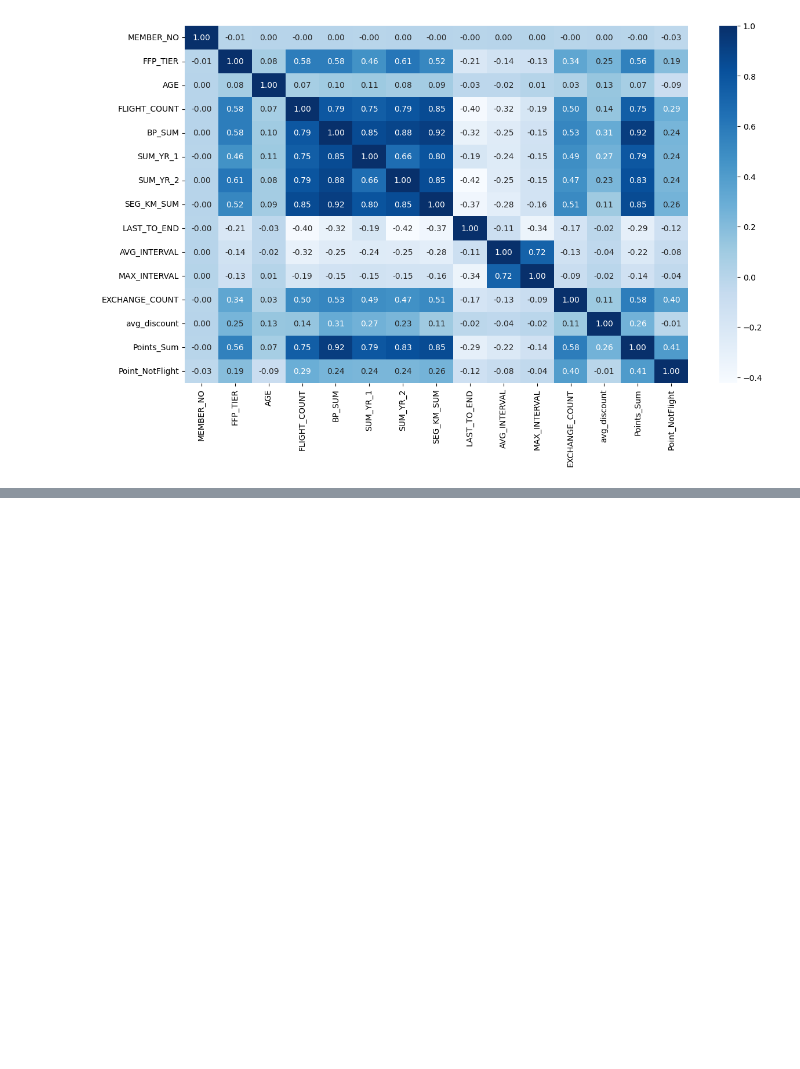
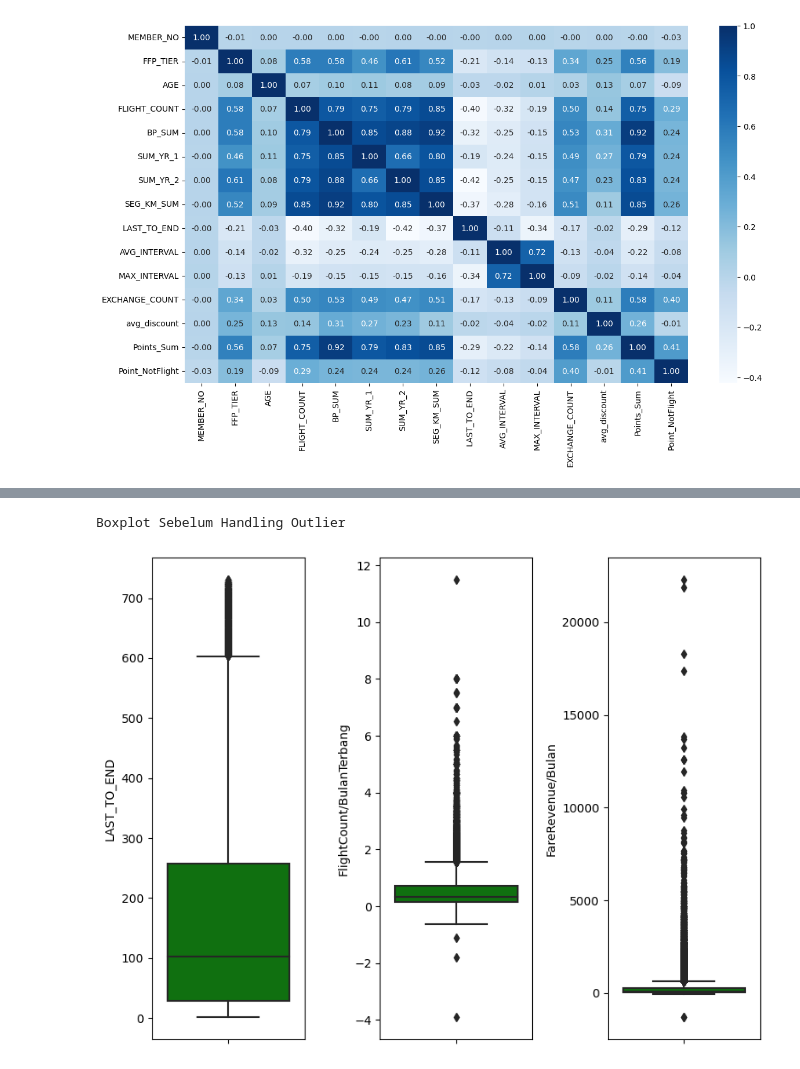
Before and after one commit to JodhiKrisantus/Machine-Learning, a Jupyter notebook: HW_Unsupervised_Learning_Kelompok_Pandas_Lovers.ipynb, the cells around one changed output, grey strips where cells are left out. Saved outputs shown, nothing was run; the diff lists cells and outputs as text; code cells hidden in the pictures; blank space fills up the shorter version.

```diff
--- a/HW_Unsupervised_Learning_Kelompok_Pandas_Lovers.ipynb
+++ b/HW_Unsupervised_Learning_Kelompok_Pandas_Lovers.ipynb
@@ -265,4 +320,0 @@ df[['FIRST_FLIGHT_DATE','LAST_FLIGHT_DATE','TahunTerbang','FLIGHT_COUNT','Flight
-# %%
-features = ['LAST_TO_END', 'FLIGHT_COUNT']
-dt = df[['MEMBER_NO', 'LAST_TO_END', 'FLIGHT_COUNT', 'SEG_KM_SUM']]
-dt
@@ -290 +327,4 @@ SEG_KM_SUM      0
 dtype: int64
+# %%
+dt = dt.dropna(subset='FareRevenue/Bulan')
+print(dt.isna().sum())
@@ -314,6 +349,0 @@ Boxplot Sebelum Handling Outlier
-# %%
-for col in cols:
-    high_cut = dt[col].quantile(q=0.99)
-    low_cut = dt[col].quantile(q=0.01)
-    dt.loc[dt[col]>high_cut,col] = high_cut
-    dt.loc[dt[col]<low_cut,col] = low_cut
@@ -425,12 +349,0 @@ df_std.head()
-# %%
-from sklearn.cluster import KMeans
-inertia = []
-
-for i in range(2,11):
-    k_m= KMeans(n_clusters=i, random_state=142)
-    k_m.fit(df_std)
-    inertia.append(k_m.inertia_)
-plt.figure(figsize=(20,10))
-
-sns.lineplot(x=range(2, 11), y=inertia, color='#000087', linewidth=4)
-sns.scatterplot(x=range(2, 11), y=inertia, s=300, color='Red', linestyle='--')
@@ -461,0 +353,15 @@ pcs = pca.transform(df_std)
+# %%
+# Boxplot sebelum handling outliers
+features2 = ['LAST_TO_END', 'FlightCount/BulanTerbang','FareRevenue/Bulan']
+
+cols = features2
+
+print('Boxplot Sebelum Handling Outlier')
+plt.figure(figsize=(8,6))
+for i in range(0, len(cols)):
+    plt.subplot(1,len(cols), i+1)
+    sns.boxplot(y=dt[cols[i]],color='green', orient='V')
+    plt.tight_layout()
+# %% [output]
+Boxplot Sebelum Handling Outlier
+[figure, added]
```
Also changed, not shown: parts of 91 cells of this notebook.
